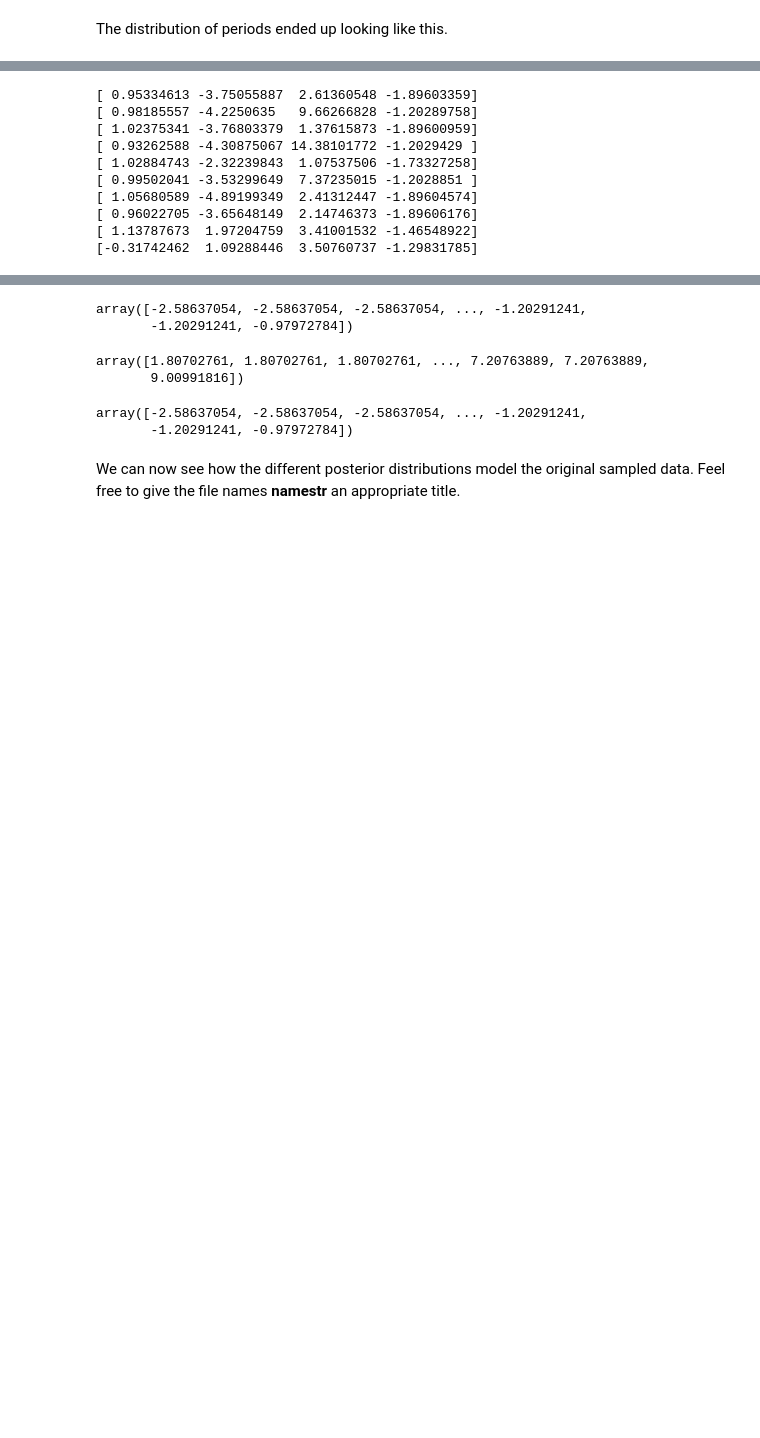
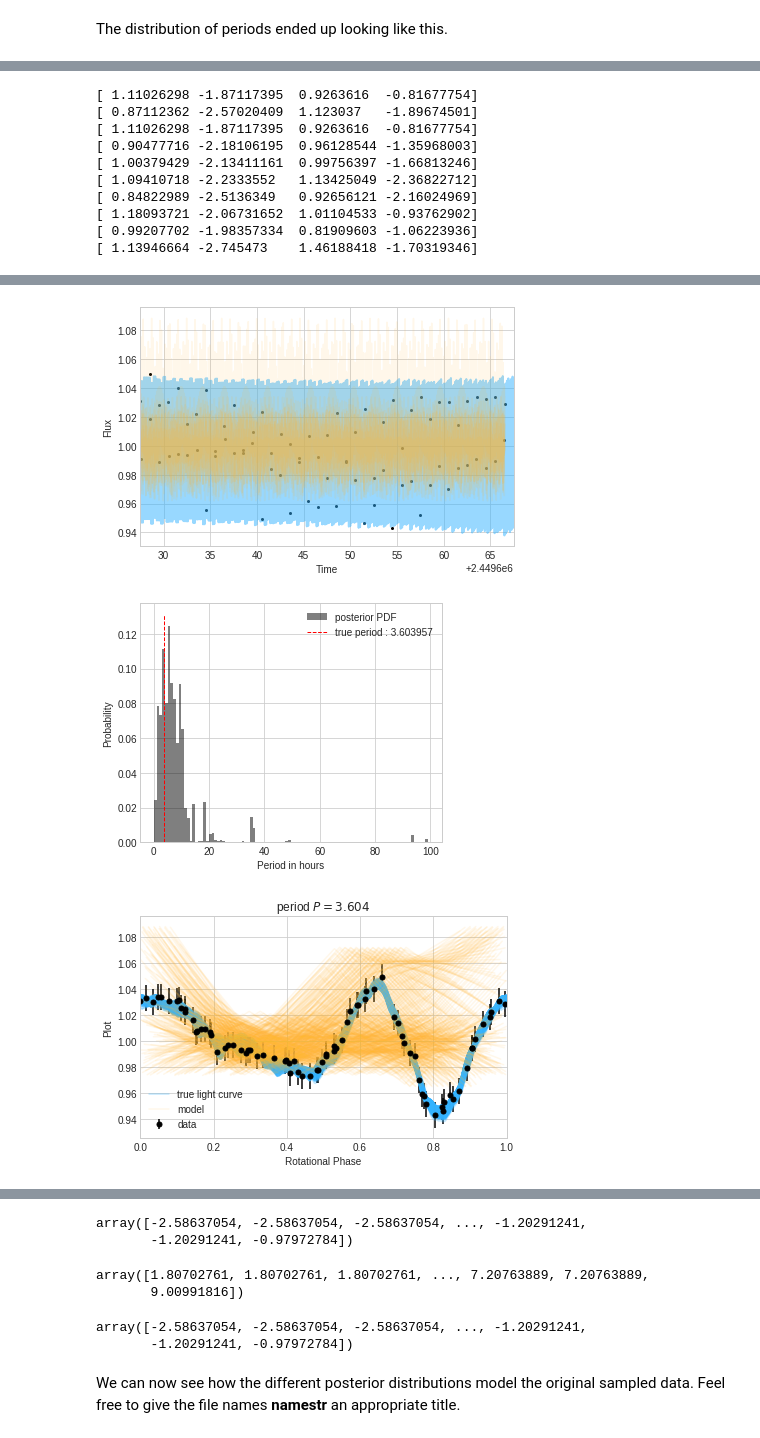
Before and after one commit to dirac-institute/CometGPs, a Jupyter notebook: cwl_sandbox/A-Motivating-Example.ipynb, the cells around one changed output, grey strips where cells are left out. Saved outputs shown, nothing was run; the diff lists cells and outputs as text; code cells hidden in the pictures; blank space fills up the shorter version.

```diff
--- a/cwl_sandbox/A-Motivating-Example.ipynb
+++ b/cwl_sandbox/A-Motivating-Example.ipynb
@@ -203,10 +198,10 @@ def prior(params):
     p_log_amp = scipy.stats.norm(np.log(0.15), np.log(2)).logpdf(params[1])
     p_log_gamma = scipy.stats.norm(np.log(10), np.log(2)).logpdf(np.log(params[2]))
     ###print this line to get the prob value: p_log_gamma = scipy.stats.norm(np.log(10), np.log(2)).logpdf(np.log(params[2]))
-    p_period = scipy.stats.uniform(np.log(1./24.), -np.log(1./24.)).logpdf((params[3]))
+    #p_period = scipy.stats.uniform(np.log(1./24.), -np.log(1./24.)).logpdf((params[3]))
     #p_period = scipy.stats.halfnorm(loc=np.log(0.5/24.), scale=np.exp(0.5/24.)).logpdf(params[3])
     #p_period = scipy.stats.halfcauchy(loc=np.log(0.5/24.), scale=np.exp(0.5/24.)).logpdf(params[3])
-    #p_period = scipy.stats.norm(np.log(4./24.), (12./24.)).logpdf(params[3])
+    p_period = scipy.stats.norm(np.log(4./24.), (12./24.)).logpdf(params[3])
 
     sum_log_prior =  p_mean + p_log_amp + p_log_gamma + p_period
 
@@ -295,5 +290,5 @@ sampler = emcee.EnsembleSampler(nwalkers, ndim, post_lnlikelihood, args=[gp, tsa
 And now let's run the sampler! You can specify how many steps you want the walkers to take. A minimum of 500 is highly recommended. And remember, depending on what sort of machine you're running this on, this might take some time.
 # %%
 %%time
-mcmc_sampling = sampler.run_mcmc(p0, 10000)
+mcmc_sampling = sampler.run_mcmc(p0, 100)
 # %% [output]
@@ -339,15 +332,15 @@ def save_chain(file_name, sampler):
 filename = '3200_ztf-lsst_uniform'
 plot_mcmc_sampling_results(np.array(tsample), fsample, flux_err, gp, sampler,
                            namestr=filename + "_plots", true_lightcurve=[time,flux],
-                           true_period=true_p['3200']*24.)
+                           true_period=true_p['3200'])
 # %% [output]
-[ 0.95334613 -3.75055887  2.61360548 -1.89603359]
-[ 0.98185557 -4.2250635   9.66266828 -1.20289758]
-[ 1.02375341 -3.76803379  1.37615873 -1.89600959]
-[ 0.93262588 -4.30875067 14.38101772 -1.2029429 ]
-[ 1.02884743 -2.32239843  1.07537506 -1.73327258]
-[ 0.99502041 -3.53299649  7.37235015 -1.2028851 ]
-[ 1.05680589 -4.89199349  2.41312447 -1.89604574]
-[ 0.96022705 -3.65648149  2.14746373 -1.89606176]
-[ 1.13787673  1.97204759  3.41001532 -1.46548922]
-[-0.31742462  1.09288446  3.50760737 -1.29831785]
+[ 1.11026298 -1.87117395  0.9263616  -0.81677754]
+[ 0.87112362 -2.57020409  1.123037   -1.89674501]
+[ 1.11026298 -1.87117395  0.9263616  -0.81677754]
+[ 0.90477716 -2.18106195  0.96128544 -1.35968003]
+[ 1.00379429 -2.13411161  0.99756397 -1.66813246]
+[ 1.09410718 -2.2333552   1.13425049 -2.36822712]
+[ 0.84822989 -2.5136349   0.92656121 -2.16024969]
+[ 1.18093721 -2.06731652  1.01104533 -0.93762902]
+[ 0.99207702 -1.98357334  0.81909603 -1.06223936]
+[ 1.13946664 -2.745473    1.46188418 -1.70319346]
@@ -363,0 +349,3 @@ plot_mcmc_sampling_results(np.array(tsample), fsample, flux_err, gp, sampler,
+[figure, added]
+[figure, added]
+[figure, added]
```
Also changed, not shown: parts of 10 cells of this notebook, 31 other files.
